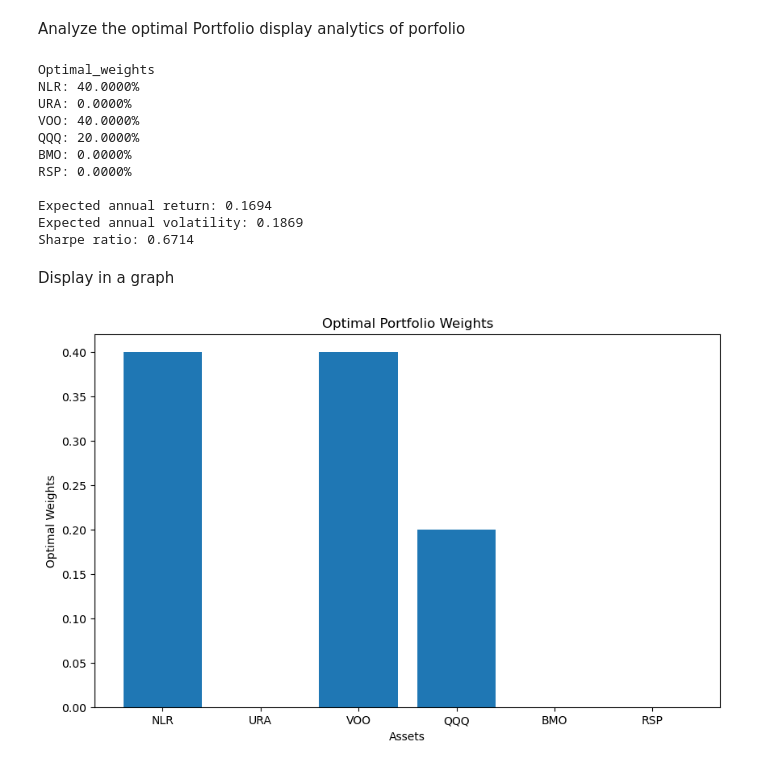
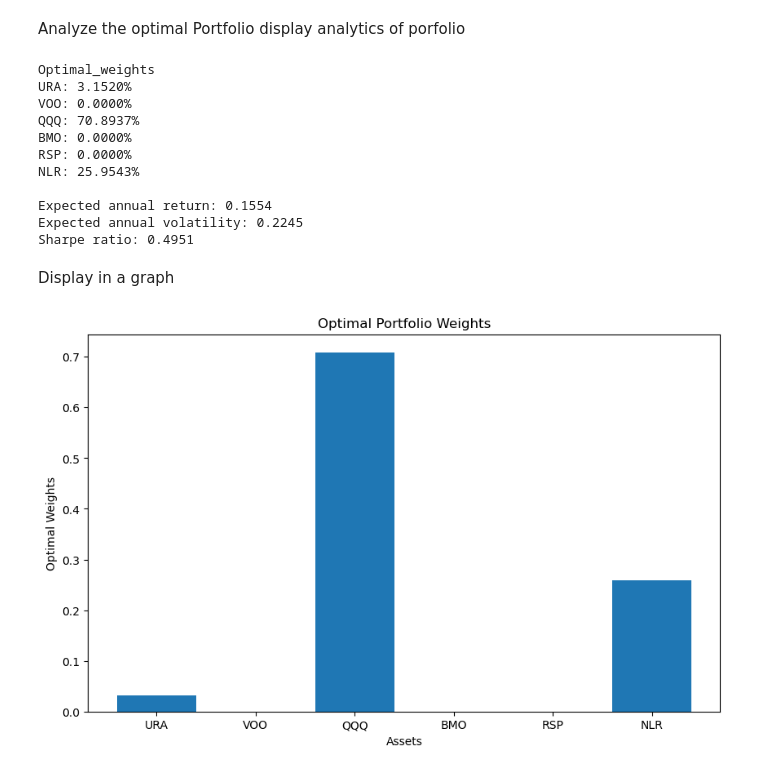
Before and after one commit to splambe452/Public1, a Jupyter notebook: Portfolio Optimization Project.ipynb, the cells around one changed output. Saved outputs shown, nothing was run; the diff lists cells and outputs as text; code cells hidden in the pictures.

```diff
--- a/Portfolio Optimization Project.ipynb
+++ b/Portfolio Optimization Project.ipynb
@@ -14,6 +12,6 @@ tickers = ['NLR','URA','VOO','QQQ','BMO','RSP']
 # %%
 end_date = datetime.today()
 # %%
-start_date = end_date - timedelta(days = 3 * 365)
+start_date = end_date - timedelta(days = 7 * 365)
 print (start_date)
 # %% [output]
@@ -21,9 +19,11 @@ print (start_date)
 # %%
 adj_close_df = pd.DataFrame()
 # %%
-for ticker in tickers:
-    data = yf.download(ticker, start=start_date, end=end_date)
-    adj_close_df[ticker] = data['Close']
+
+tickers = yf.Tickers("URA VOO QQQ BMO RSP NLR")
+for ticker in tickers.tickers:
+    stock_data = yf.download(ticker,start=start_date, end=end_date)
+    adj_close_df[ticker] = stock_data['Close']
 print(adj_close_df)
 # %% [output]
 [*********************100%***********************]  1 of 1 completed
@@ -139,13 +154,13 @@ the bound is 0 lower and 5 upper
 5 means that we cant have more than 50% of our portfiolo in one single portfolio - this is for short time periods dont get tricked
 # %%
 consrtaints = ({'type':'eq', 'fun': lambda x: np.sum(x) - 1})
-bounds =[(0,0.4) for i in range(len(tickers))]
+bounds =[(0,1) for i in range(len(tickers.tickers))]  #set bounds for each weight
 # %% [markdown]
 set the initial weights
 # %% [markdown]
 dynamic function to set qual initial weights for all securities in portfolio
 # %%
-initial_weights = np.array([1/len(tickers)] * len(tickers))
+initial_weights = np.array([1/len(tickers.tickers)] * len(tickers.tickers))
 print(initial_weights)
 # %% [output]
 [0.16666667 0.16666667 0.16666667 0.16666667 0.16666667 0.16666667]
@@ -166,7 +181,7 @@ Analyze the optimal Portfolio
 display analytics of porfolio
 # %%
 print("Optimal_weights")
-for ticker, weight in zip(tickers, optimal_weights):
+for ticker, weight in zip(tickers.tickers, optimal_weights):
     print(f'{ticker}: {weight*100:.4f}%')
 
 print()
@@ -179,16 +194,16 @@ print(f'Expected annual volatility: {optimal_portfolio_volatility:.4f}')
 print(f'Sharpe ratio: {optimal_sharpe_ratio:.4f}')
 # %% [output]
 Optimal_weights
-NLR: 40.0000%
-URA: 0.0000%
-VOO: 40.0000%
-QQQ: 20.0000%
+URA: 3.1520%
+VOO: 0.0000%
+QQQ: 70.8937%
 BMO: 0.0000%
 RSP: 0.0000%
+NLR: 25.9543%
 
-Expected annual return: 0.1694
-Expected annual volatility: 0.1869
-Sharpe ratio: 0.6714
+Expected annual return: 0.1554
+Expected annual volatility: 0.2245
+Sharpe ratio: 0.4951
 # %% [markdown]
 Display in a graph
 # %%
@@ -208,16 +223,16 @@ def simulate_random_portfolios(num_portfolios, log_returns, cov_matrix, risk_fre
     return results, weights_record
 # %%
 import matplotlib.pyplot as plt
-
+tickers = ["URA", "VOO", "QQQ", "BMO", "RSP", "NLR"]  # Define tickers as a list of strings
 plt.figure(figsize=(10,6))
 plt.bar(tickers, optimal_weights)
 
 
 plt.xlabel('Assets')
 plt.ylabel('Optimal Weights')
 plt.title('Optimal Portfolio Weights')
 
 
 plt.show()
 # %% [output]
-[figure, old version]
+[figure, new version]
```
Also changed, not shown: parts of 6 cells of this notebook.
